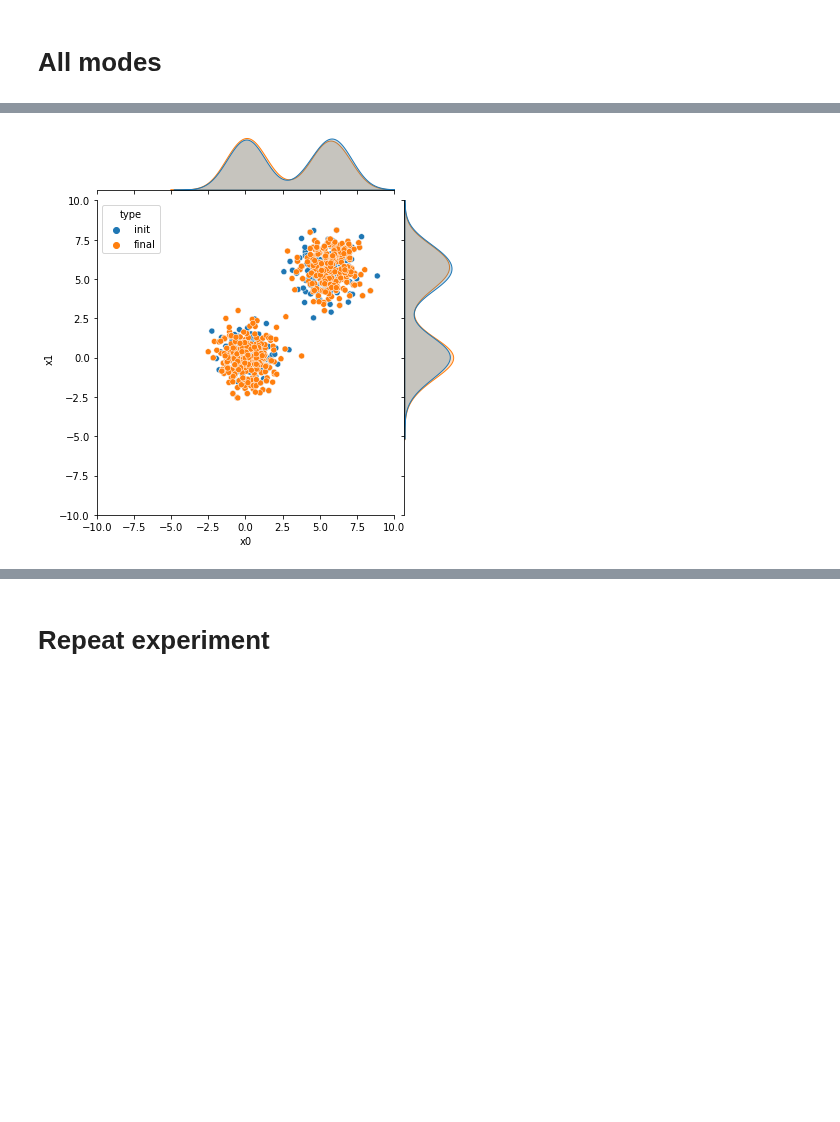
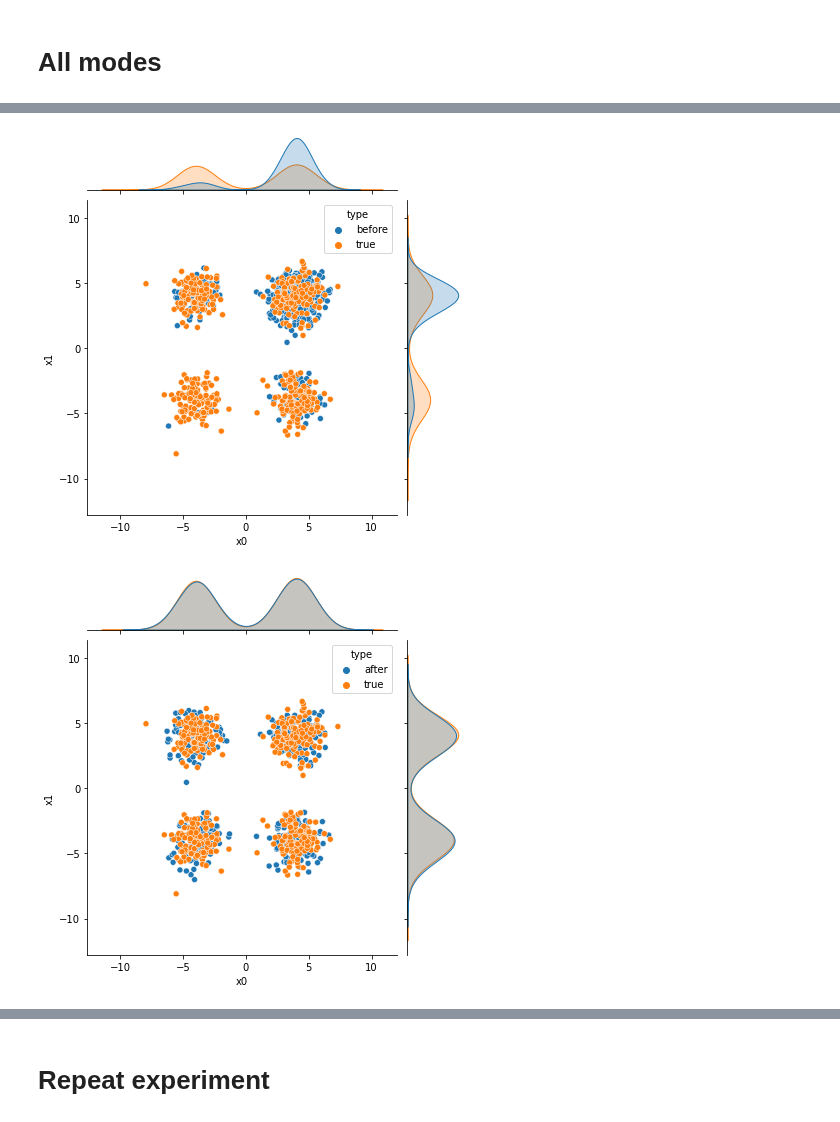
Before and after one commit to XingLLiu/u-stat-high-dim, a Jupyter notebook: noise_new.ipynb, the cells around one changed output, grey strips where cells are left out. Cells and saved outputs as stored; diff of their text form; code cells hidden in the pictures; blank space fills up the shorter version.

Commit message:
save ipynb before cleaning redundant notebooks

```diff
--- a/noise_new.ipynb
+++ b/noise_new.ipynb
@@ -284,16 +276,34 @@ _ = plt.hist(xx)
-# %%
-x_0 = mh.x[0, :, :].numpy()
-x_t = mh.x[-1, :, :].numpy()
-
-x0_df = pd.DataFrame({f"x{i}": x_0[:, i] for i in range(dim)})
-x0_df["type"] = "init"
-
-xt_df = pd.DataFrame({f"x{i}": x_t[:, i] for i in range(dim)})
-xt_df["type"] = "final"
-
-perturbed_df = pd.concat([x0_df, xt_df], ignore_index=True)
-
-_ = sns.jointplot(data=perturbed_df, x="x0", y="x1", hue="type",
-                  xlim=(-10., 10.), ylim=(-10., 10.))
-# %% [output]
-[figure, removed]
+# %%
+if len(mh.if_accept.shape) == 3:
+    x_all = mh.x[0] #!
+else:
+    x_all = mh.x
+
+x_0 = x_all[0, :, :].numpy()
+x_t = x_all[-1, :, :].numpy()
+
+x0_df = pd.DataFrame({f"x{i}": x_0[:, i] for i in range(dim)})
+x0_df["type"] = "before"
+
+xt_df = pd.DataFrame({f"x{i}": x_t[:, i] for i in range(dim)})
+xt_df["type"] = "after"
+
+sample_on_df = pd.DataFrame({f"x{i}": samples_on.numpy()[:x_0.shape[0], i] for i in range(dim)})
+sample_on_df["type"] = "true"
+
+x0_df = pd.concat([x0_df, sample_on_df], ignore_index=True)
+xt_df = pd.concat([xt_df, sample_on_df], ignore_index=True)
+
+# fig = plt.figure(figsize=(14, 5))
+_ = sns.jointplot(data=x0_df, x="x0", y="x1", hue="type",
+#                   xlim=(-4., 10.),
+#                   ylim=(-7, 7),
+ )
+
+_ = sns.jointplot(data=xt_df, x="x0", y="x1", hue="type",
+#                   xlim=(-4., 10.),
+#                   ylim=(-7, 7),
+ )
+# %% [output]
+[figure, added]
+[figure, added]
```
Also changed, not shown: parts of 22 cells of this notebook, 3 other files.
